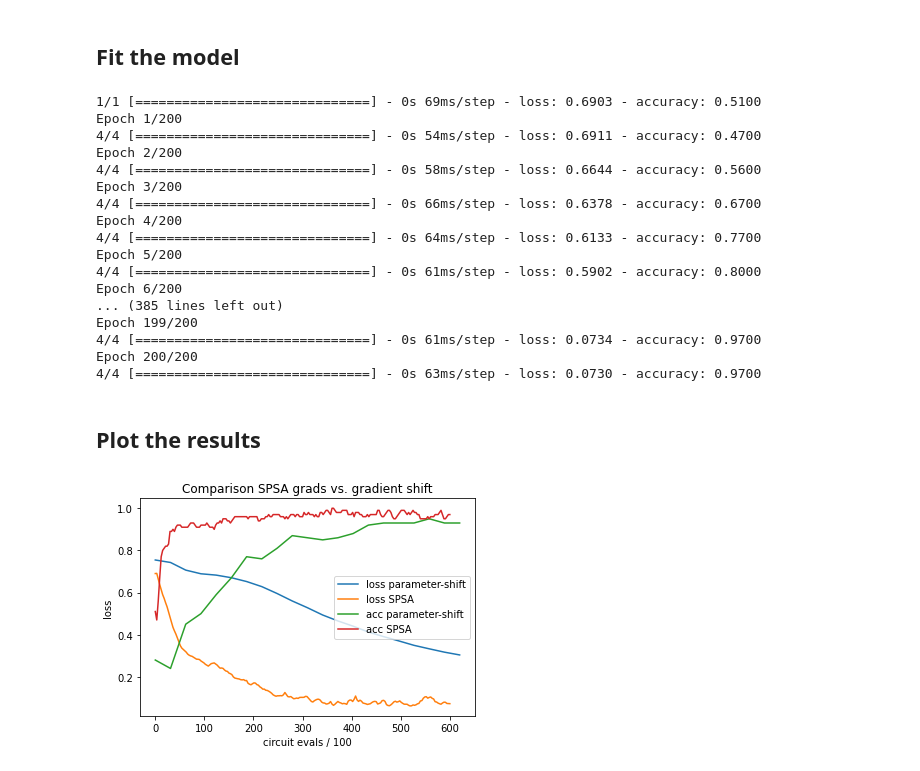
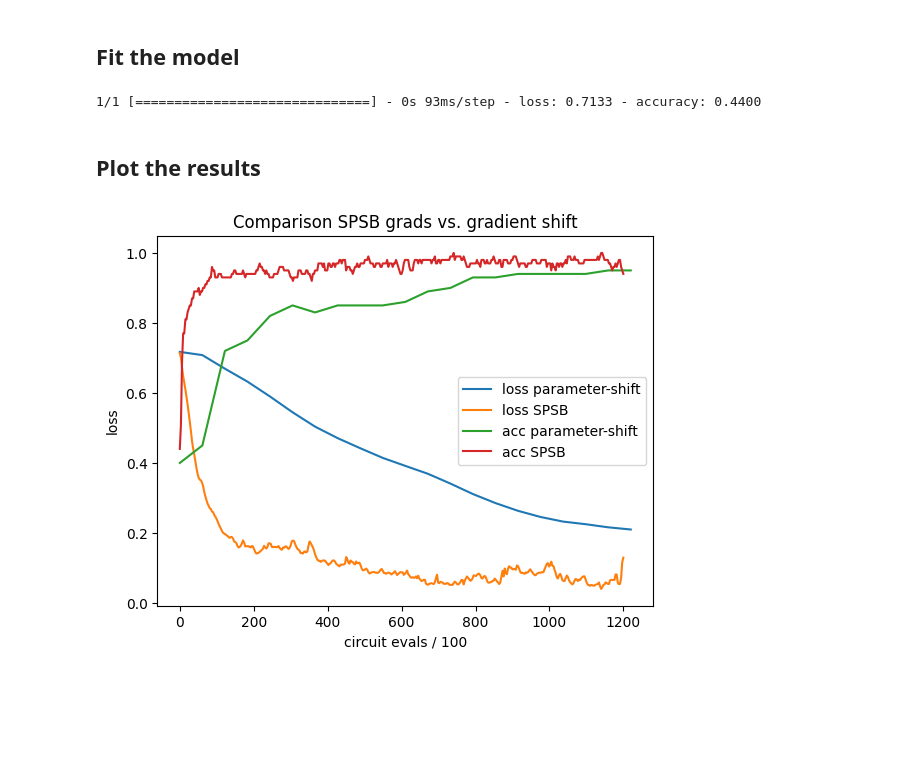
Before and after one commit to CQCL/Constant-Scaling-Quantum-Gradient-Estimation, a Jupyter notebook: qujax-tfq implementations/tf_quantum_demo.ipynb, the cells around one changed output. Saved outputs shown, nothing was run; the diff lists cells and outputs as text; code cells hidden in the pictures; blank space fills up the shorter version.

```diff
--- a/qujax-tfq implementations/tf_quantum_demo.ipynb
+++ b/qujax-tfq implementations/tf_quantum_demo.ipynb
@@ -184,7 +174,7 @@ EPSILON = 0.01
 @tf.function
 @tf.custom_gradient
 def get_expectations(symbol_values, circuit, readout_ops, symbol_names):
-    """This is the custom expectations function with SPSA gradients"""
+    """This is the custom expectations function with SPSB gradients"""
     def get_expectations_helper(x):
         # Use state simulator at the moment, could also be sampled
         batch_size = circuit.shape[0]
@@ -214,9 +204,9 @@ def get_expectations(symbol_values, circuit, readout_ops, symbol_names):
 # %%
 import numpy as np
 
-class HybridModelSPSA(tf.keras.models.Model):
+class HybridModelSPSB(tf.keras.models.Model):
     def __init__(self, input_layer, input_symbols, pqc, pqc_symbols):
-        super(HybridModelSPSA, self).__init__()
+        super(HybridModelSPSB, self).__init__()
         self.input_symbols = input_symbols
         self.input_layer = tfq.convert_to_tensor([input_layer])
         self.pqc = tfq.convert_to_tensor([pqc])
@@ -248,8 +238,8 @@ class HybridModelSPSA(tf.keras.models.Model):
         out = self.fc(out)
         return tf.sigmoid(out)
 
-spsa_model = HybridModelSPSA(input_layer_cirq, input_layer_symbols, pqc_cirq, pqc_symbols)
-spsa_model.params = tf.Variable(tf.convert_to_tensor(init_params, dtype=tf.float32), trainable=True)
-spsa_model.compile(loss='binary_crossentropy', optimizer=tf.keras.optimizers.Adam(lr=LEARNING_RATE), metrics='accuracy', run_eagerly=True)
-loss_init, acc_init = spsa_model.evaluate(X, Y, batch_size=len(X))
+spsb_model = HybridModelSPSB(input_layer_cirq, input_layer_symbols, pqc_cirq, pqc_symbols)
+spsb_model.params = tf.Variable(tf.convert_to_tensor(init_params, dtype=tf.float32), trainable=True)
+spsb_model.compile(loss='binary_crossentropy', optimizer=tf.keras.optimizers.Adam(lr=LEARNING_RATE), metrics='accuracy', run_eagerly=True)
+loss_init, acc_init = spsb_model.evaluate(X, Y, batch_size=len(X))
 # %% [output]
@@ -257,43 +247,27 @@ loss_init, acc_init = spsa_model.evaluate(X, Y, batch_size=len(X))
 # %% [markdown]
 ## Fit the model
 # %%
-loss_init, acc_init = spsa_model.evaluate(X, Y, batch_size=len(X))
-hist_spsa = spsa_model.fit(X, Y, epochs=SPSA_EPOCHS, batch_size=BATCH_SIZE)
-hist_spsa.history['loss'] = [loss_init] + hist_spsa.history['loss']
-hist_spsa.history['accuracy'] = [acc_init] + hist_spsa.history['accuracy']
+loss_init, acc_init = spsb_model.evaluate(X, Y, batch_size=len(X))
+hist_spsb = spsb_model.fit(X, Y, epochs=SPSB_EPOCHS, batch_size=BATCH_SIZE, verbose=0)
+hist_spsb.history['loss'] = [loss_init] + hist_spsb.history['loss']
+hist_spsb.history['accuracy'] = [acc_init] + hist_spsb.history['accuracy']
 # %% [output]
-1/1 [==============================] - 0s 69ms/step - loss: 0.6903 - accuracy: 0.5100
-Epoch 1/200
-4/4 [==============================] - 0s 54ms/step - loss: 0.6911 - accuracy: 0.4700
-Epoch 2/200
-4/4 [==============================] - 0s 58ms/step - loss: 0.6644 - accuracy: 0.5600
-Epoch 3/200
-4/4 [==============================] - 0s 66ms/step - loss: 0.6378 - accuracy: 0.6700
-Epoch 4/200
-4/4 [==============================] - 0s 64ms/step - loss: 0.6133 - accuracy: 0.7700
-Epoch 5/200
-4/4 [==============================] - 0s 61ms/step - loss: 0.5902 - accuracy: 0.8000
-Epoch 6/200
-... (385 lines left out)
-Epoch 199/200
-4/4 [==============================] - 0s 61ms/step - loss: 0.0734 - accuracy: 0.9700
-Epoch 200/200
-4/4 [==============================] - 0s 63ms/step - loss: 0.0730 - accuracy: 0.9700
+1/1 [==============================] - 0s 93ms/step - loss: 0.7133 - accuracy: 0.4400
 # %%
 # calculate the circuit evaluations per epoch
 circ_evals_pmshift = len(X) * (4 * len(pqc_syms)+1) * np.arange(EPOCHS+1)
-circ_evals_spsa = len(X) * (2 + 1) * np.arange(EPOCHS+1)
+circ_evals_spsb = len(X) * (2 + 1) * np.arange(SPSB_EPOCHS+1)
 # %% [markdown]
 ## Plot the results
 # %%
 import matplotlib.pyplot as plt
 plt.plot(circ_evals_pmshift/100 ,hist_pmshift.history['loss'], label='loss parameter-shift')
-plt.plot(circ_evals_spsa/100 ,hist_spsa.history['loss'], label='loss SPSA')
+plt.plot(circ_evals_spsb/100 ,hist_spsb.history['loss'], label='loss SPSB')
 plt.plot(circ_evals_pmshift/100 ,hist_pmshift.history['accuracy'], label='acc parameter-shift')
-plt.plot(circ_evals_spsa/100 ,hist_spsa.history['accuracy'], label='acc SPSA')
-plt.title('Comparison SPSA grads vs. gradient shift')
+plt.plot(circ_evals_spsb/100 ,hist_spsb.history['accuracy'], label='acc SPSB')
+plt.title('Comparison SPSB grads vs. gradient shift')
 plt.xlabel('circuit evals / 100')
 plt.ylabel('loss')
 plt.legend();
 # %% [output]
-[figure, old version]
+[figure, new version]
```
Also changed, not shown: parts of 8 cells of this notebook, 4 other files.
